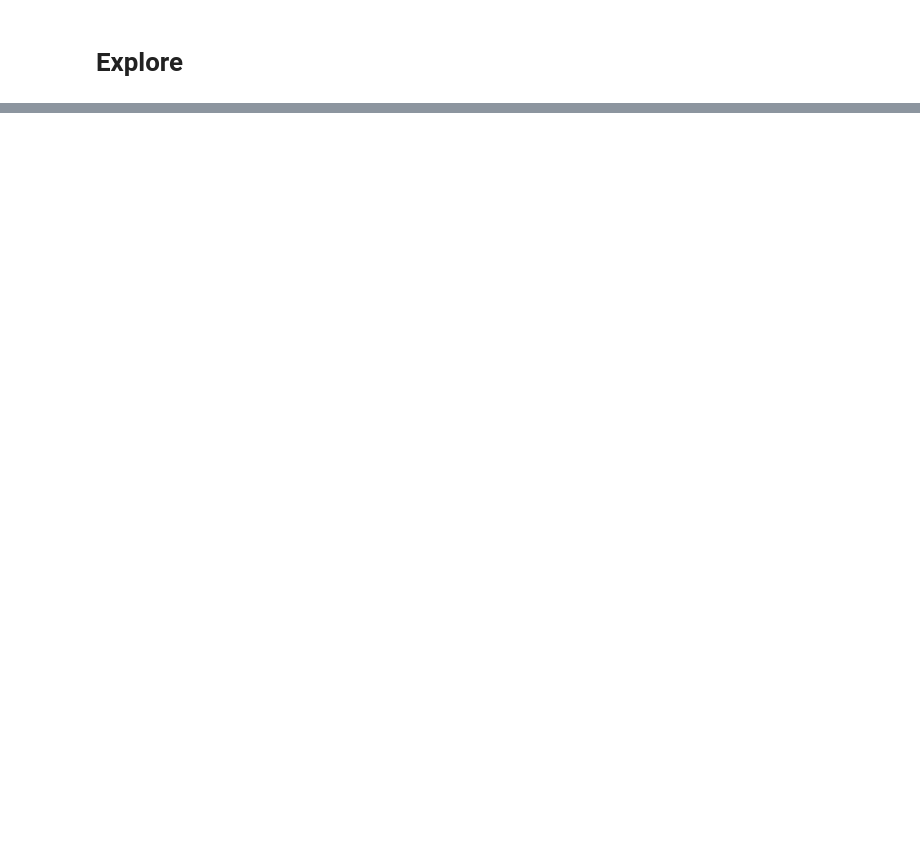
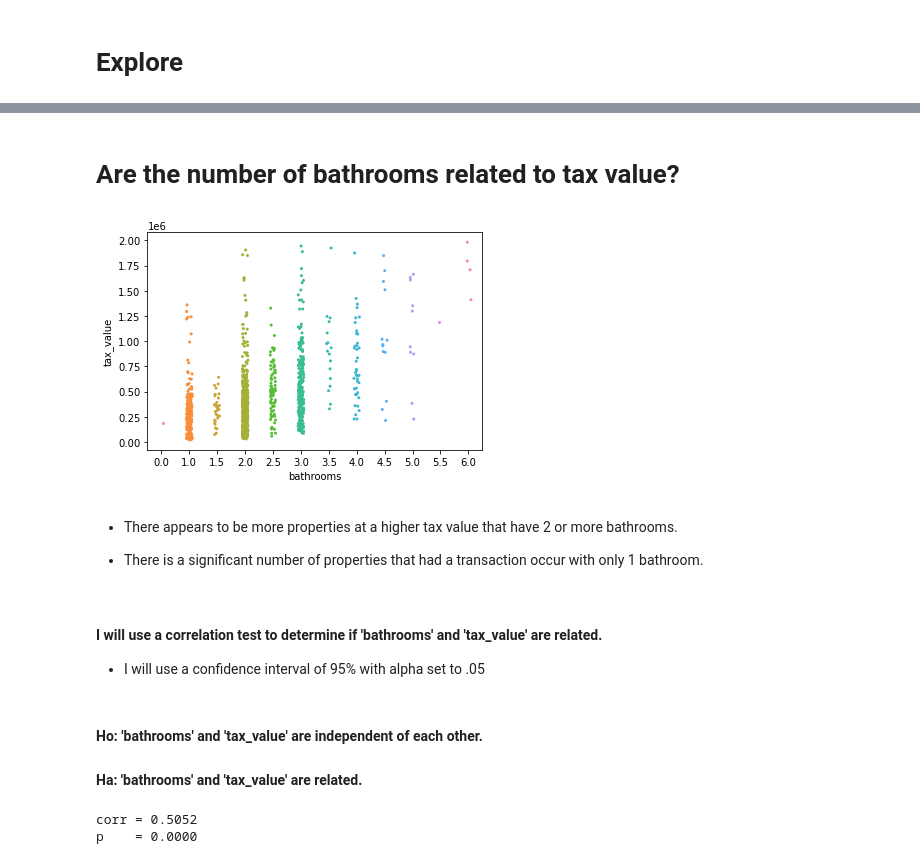
Before and after one commit to Michael-Austin-Mesa/regression-project, a Jupyter notebook: Final_Report.ipynb, the cells around one changed output, grey strips where cells are left out. Drawn from its saved outputs; the diff is of its cells as text; code cells hidden in the pictures; blank space fills up the shorter version.

```diff
--- a/Final_Report.ipynb
+++ b/Final_Report.ipynb
@@ -79,0 +131,26 @@ train, validate, test = w.split_data(df)
+# %% [markdown]
+# Are the number of bathrooms related to tax value?
+# %%
+# get visualization of bathrooms v tax value
+v.get_strip('bathrooms')
+# %% [output]
+[figure, added]
+# %% [markdown]
+- There appears to be more properties at a higher tax value that have 2 or more bathrooms.
+
+
+- There is a significant number of properties that had a transaction occur with only 1 bathroom.
+# %% [markdown]
+#### I will use a correlation test to determine if 'bathrooms' and 'tax_value' are related.
+
+- I will use a confidence interval of 95% with alpha set to .05
+# %% [markdown]
+#### Ho: 'bathrooms' and 'tax_value' are independent of each other.
+
+#### Ha: 'bathrooms' and 'tax_value' are related.
+# %%
+# get correlation test
+v.get_corr('bathrooms')
+# %% [output]
+corr = 0.5052
+p    = 0.0000
```
Also changed, not shown: parts of 62 cells of this notebook.
